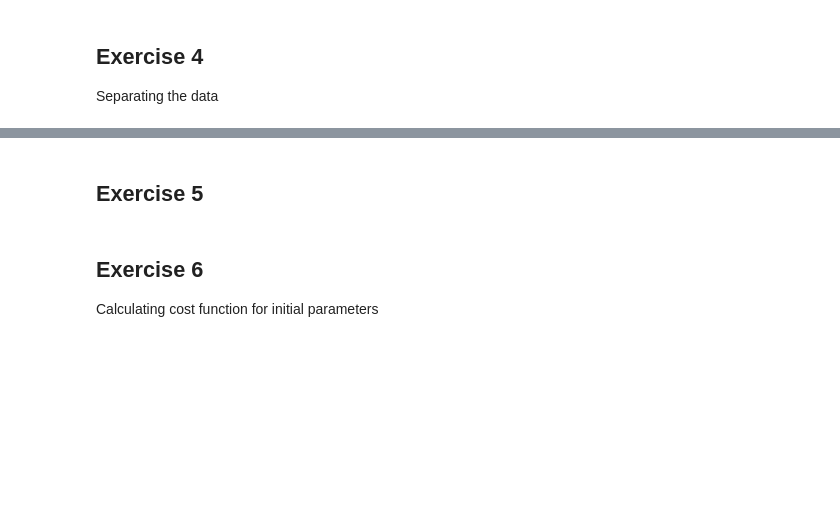
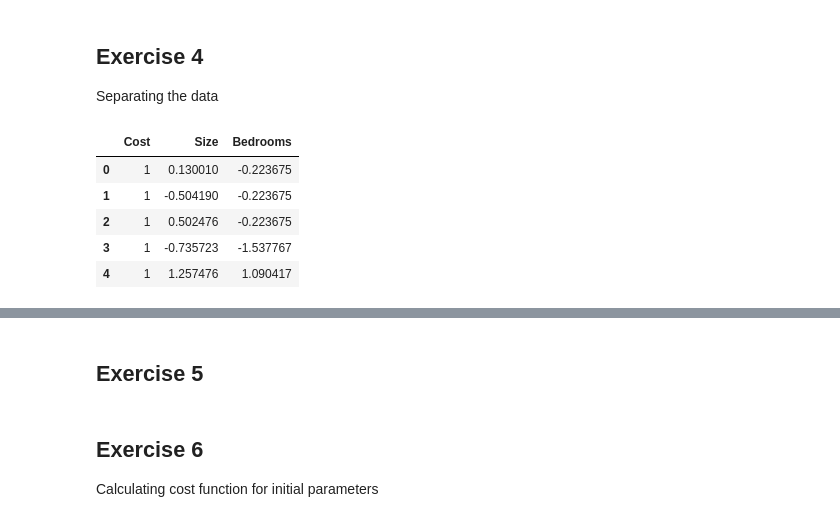
Before and after one commit to jagajda/machine-learning, a Jupyter notebook: Lab2/lab2.ipynb, the cells around one changed output, grey strips where cells are left out. Drawn from its saved outputs; the diff is of its cells as text; code cells hidden in the pictures; blank space fills up the shorter version.

```diff
--- a/Lab2/lab2.ipynb
+++ b/Lab2/lab2.ipynb
@@ -159,8 +247,15 @@ data2.head()
 ## Exercise 4
 Separating the data
 # %%
-X = data2[['Cost', 'Bedrooms', 'Size']]
+X = data2[['Cost', 'Size', 'Bedrooms',]]
 X.head()
+# %% [output]
+|  | Cost | Size | Bedrooms |
+| 0 | 1 | 0.130010 | -0.223675 |
+| 1 | 1 | -0.504190 | -0.223675 |
+| 2 | 1 | 0.502476 | -0.223675 |
+| 3 | 1 | -0.735723 | -1.537767 |
+| 4 | 1 | 1.257476 | 1.090417 |
 # %%
 y = data2['Price']
 y.head()
```
Also changed, not shown: parts of 28 cells of this notebook.
